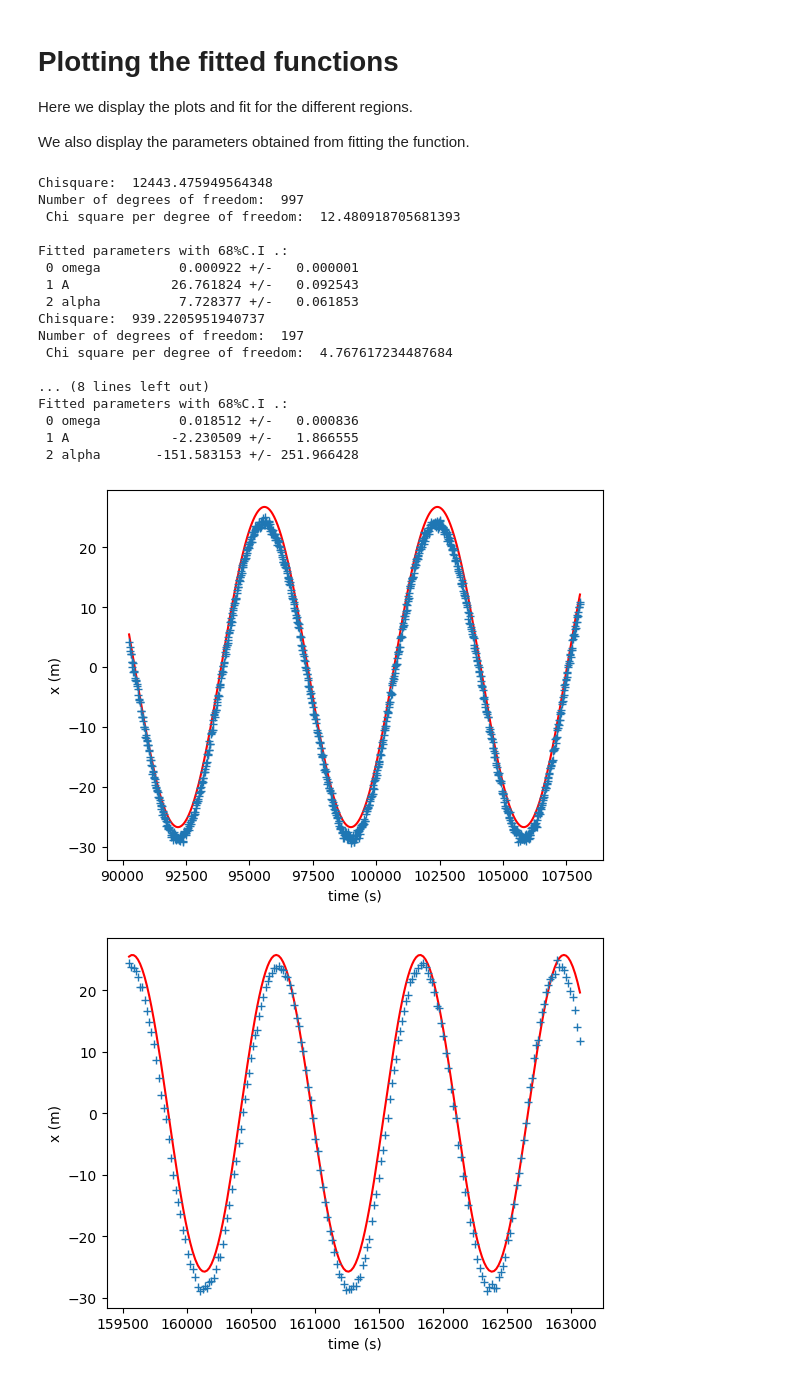
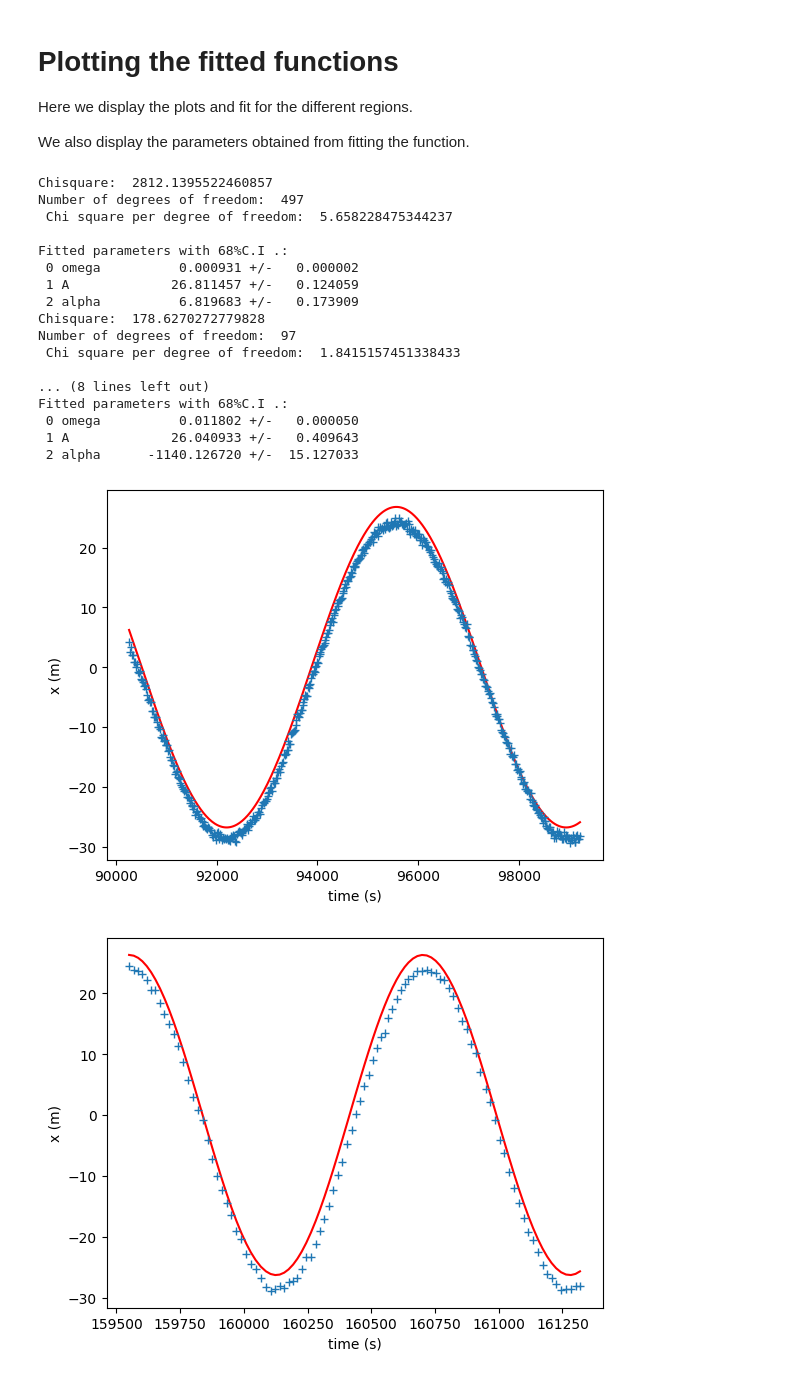
Before and after one commit to PEPT-Data-Analysis-Group/PEPT-, a Jupyter notebook: calibration.ipynb, the cells around one changed output. Cells and saved outputs as stored; diff of their text form; code cells hidden in the pictures.

```diff
--- a/calibration.ipynb
+++ b/calibration.ipynb
@@ -68,12 +68,12 @@ plt.show()
 
 We separate the data into regions, where each data region has a constant wavelength.
 # %%
-x1 = df["x"][5000:6000]
-t1 = df["t"][5000:6000]
-x2 = df["x"][8900:9100]
-t2 = df["t"][8900:9100]
-x3 = df["x"][16800:17000]
-t3 = df["t"][16800:17000]
+x1 = df["x"][5000:5500]
+t1 = df["t"][5000:5500]
+x2 = df["x"][8900:9000]
+t2 = df["t"][8900:9000]
+x3 = df["x"][16800:16865]
+t3 = df["t"][16800:16865]
 # %% [markdown]
 # Functions
 
@@ -124,24 +124,24 @@ We also display the parameters obtained from fitting the function.
 # %%
 fitting(t1, x1, 0.001, 25, 1)
 fitting(t2, x2, 0.006, 25, 1)
-fitting(t3, x3, 0.018, 17,1.5)
+fitting(t3, x3, 0.008, 17,0.5)
 # %% [output]
-Chisquare:  12443.475949564348
-Number of degrees of freedom:  997
- Chi square per degree of freedom:  12.480918705681393
+Chisquare:  2812.1395522460857
+Number of degrees of freedom:  497
+ Chi square per degree of freedom:  5.658228475344237
 
 Fitted parameters with 68%C.I .:
- 0 omega          0.000922 +/-   0.000001
- 1 A             26.761824 +/-   0.092543
- 2 alpha          7.728377 +/-   0.061853
-Chisquare:  939.2205951940737
-Number of degrees of freedom:  197
- Chi square per degree of freedom:  4.767617234487684
+ 0 omega          0.000931 +/-   0.000002
+ 1 A             26.811457 +/-   0.124059
+ 2 alpha          6.819683 +/-   0.173909
+Chisquare:  178.6270272779828
+Number of degrees of freedom:  97
+ Chi square per degree of freedom:  1.8415157451338433
 
 ... (8 lines left out)
 Fitted parameters with 68%C.I .:
- 0 omega          0.018512 +/-   0.000836
- 1 A             -2.230509 +/-   1.866555
- 2 alpha       -151.583153 +/- 251.966428
+ 0 omega          0.011802 +/-   0.000050
+ 1 A             26.040933 +/-   0.409643
+ 2 alpha      -1140.126720 +/-  15.127033
-[figure, old version]
+[figure, new version]
-[figure, old version]
+[figure, new version]
```
Also changed, not shown: parts of 1 cell of this notebook.
